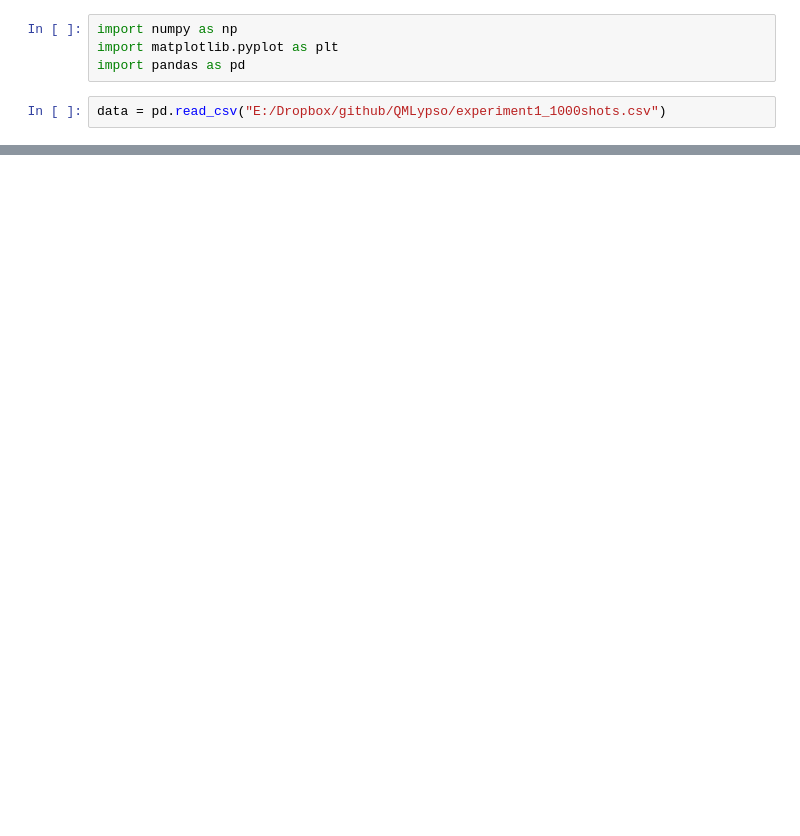
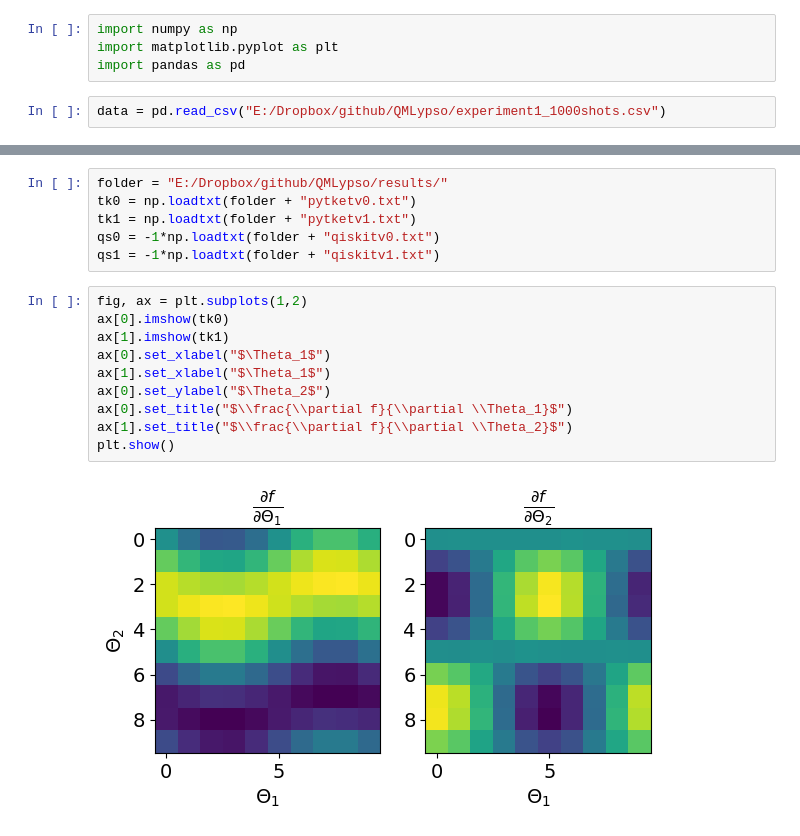
Before and after one commit to brencej/QMLypso, a Jupyter notebook: results.ipynb, the cells around one changed output, grey strips where cells are left out. Drawn from its saved outputs; the diff is of its cells as text; blank space fills up the shorter version.

```diff
--- a/results.ipynb
+++ b/results.ipynb
@@ -30,0 +32,18 @@ Name: grad, Length: 80, dtype: object
+# %%
+folder = "E:/Dropbox/github/QMLypso/results/"
+tk0 = np.loadtxt(folder + "pytketv0.txt")
+tk1 = np.loadtxt(folder + "pytketv1.txt")
+qs0 = -1*np.loadtxt(folder + "qiskitv0.txt")
+qs1 = -1*np.loadtxt(folder + "qiskitv1.txt")
+# %%
+fig, ax = plt.subplots(1,2)
+ax[0].imshow(tk0)
+ax[1].imshow(tk1)
+ax[0].set_xlabel("$\Theta_1$")
+ax[1].set_xlabel("$\Theta_1$")
+ax[0].set_ylabel("$\Theta_2$")
+ax[0].set_title("$\\frac{\\partial f}{\\partial \\Theta_1}$")
+ax[1].set_title("$\\frac{\\partial f}{\\partial \\Theta_2}$")
+plt.show()
+# %% [output]
+[figure, added]
```
Also changed, not shown: parts of 6 cells of this notebook, 7 other files.
